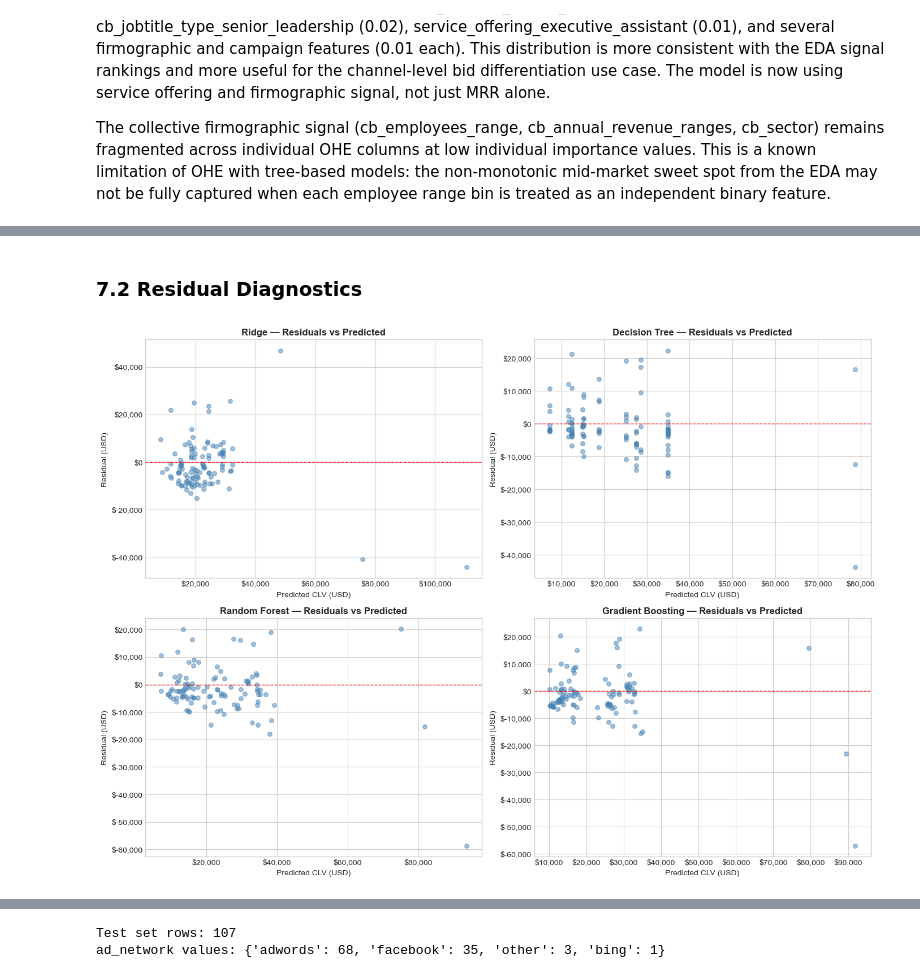
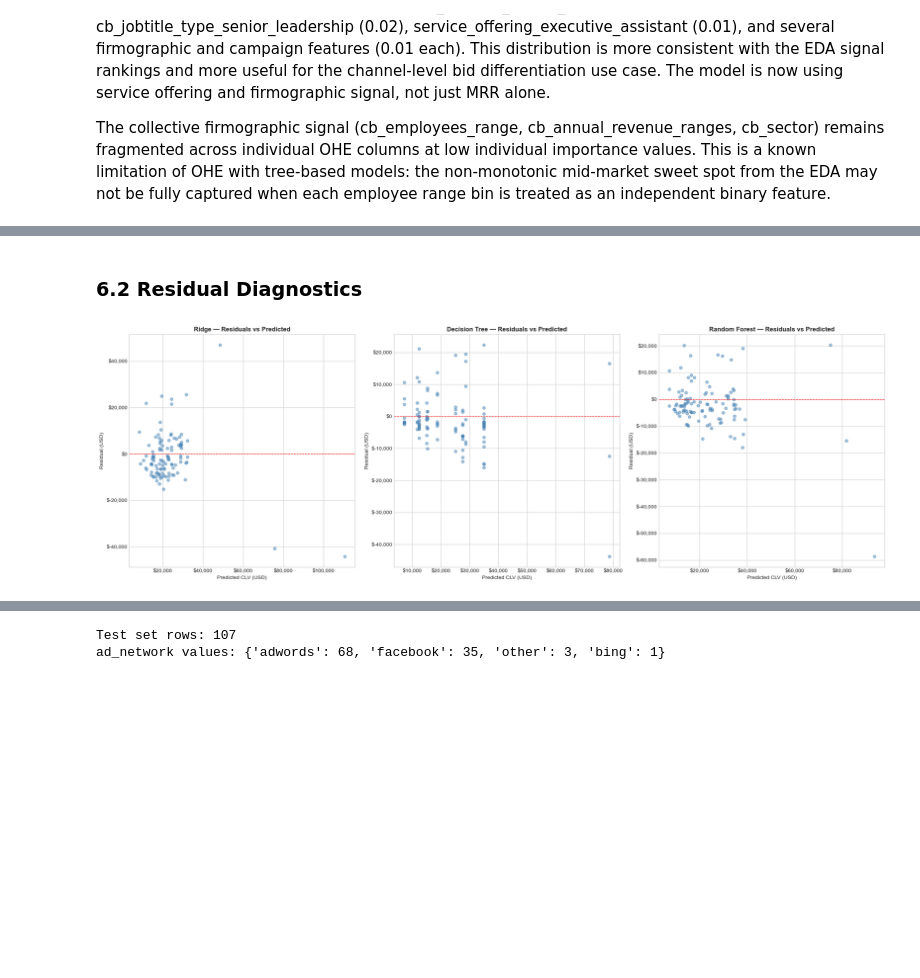
Before and after one commit to christianvibar/mab2134_algo1, a Jupyter notebook: notebooks/03_modeling.ipynb, the cells around one changed output, grey strips where cells are left out. Cells and saved outputs as stored; diff of their text form; code cells hidden in the pictures; blank space fills up the shorter version.

Commit message:
removed gradient boosting and modified learning curve to complexity curve

```diff
--- a/notebooks/03_modeling.ipynb
+++ b/notebooks/03_modeling.ipynb
@@ -719,17 +582,0 @@ Gradient Boosting (log1p) — Test MAE: $5,413  RMSE: $8,496
-# %%
-# ── Feature importance ───────────────────────────────────────────────────────
-gb_feat_imp = pd.DataFrame({
-    'feature': X_train.columns,
-    'importance': gb_best.feature_importances_
-}).sort_values('importance', ascending=False).head(15)
-
-print('Top 15 features by importance:')
-print(gb_feat_imp.to_string(index=False))
-
-fig, ax = plt.subplots(figsize=(10, 6))
-ax.barh(gb_feat_imp['feature'], gb_feat_imp['importance'], color='steelblue')
-ax.set_title('Gradient Boosting — Feature Importance (Top 15)', fontweight='bold')
-ax.set_xlabel('Feature Importance')
-ax.invert_yaxis()
-plt.tight_layout()
-plt.show()
@@ -795,31 +613,30 @@ Gradient Boosting  log1p       —   $5,413    $8,496
 # %% [markdown]
-### 7.2 Residual Diagnostics
+### 6.2 Residual Diagnostics
 # %%
 # ── Residual plots for all candidate models ───────────────────────────────────
 # Use the best raw-target version of each model
 model_preds = {
     'Ridge':             ridge_pred,
     'Decision Tree':     dt_pred,
     'Random Forest':     rf_pred,
-    'Gradient Boosting': gb_pred,
 }
 
-fig, axes = plt.subplots(2, 2, figsize=(14, 10))
+fig, axes = plt.subplots(1, 3, figsize=(21, 7))
 axes = axes.flatten()
 
 for ax, (name, pred) in zip(axes, model_preds.items()):
     residuals = y_test - pred
     ax.scatter(pred, residuals, alpha=0.5, s=30, color='steelblue')
     ax.axhline(0, color='red', linewidth=1, linestyle='--')
     ax.set_title(f'{name} — Residuals vs Predicted', fontweight='bold')
     ax.set_xlabel('Predicted CLV (USD)')
     ax.set_ylabel('Residual (USD)')
     ax.xaxis.set_major_formatter(mticker.FuncFormatter(lambda x, _: f'${x:,.0f}'))
     ax.yaxis.set_major_formatter(mticker.FuncFormatter(lambda x, _: f'${x:,.0f}'))
 
 plt.tight_layout()
 plt.show()
 # %% [output]
-[figure, old version]
+[figure, new version]
 # %%
 # ── Actual vs predicted plots ────────────────────────────────────────────────
```
Also changed, not shown: parts of 21 cells of this notebook.
